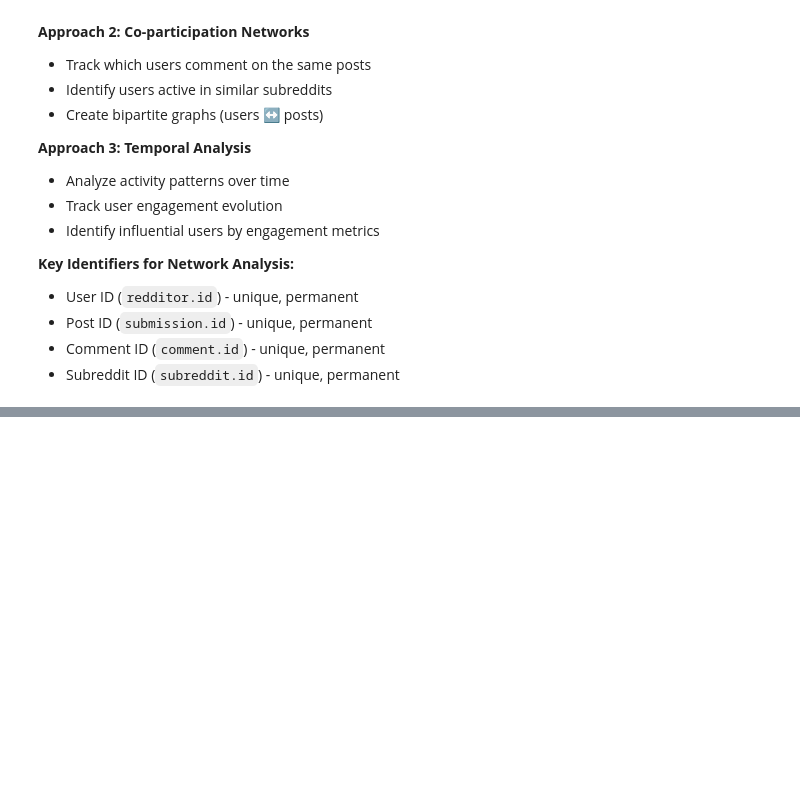
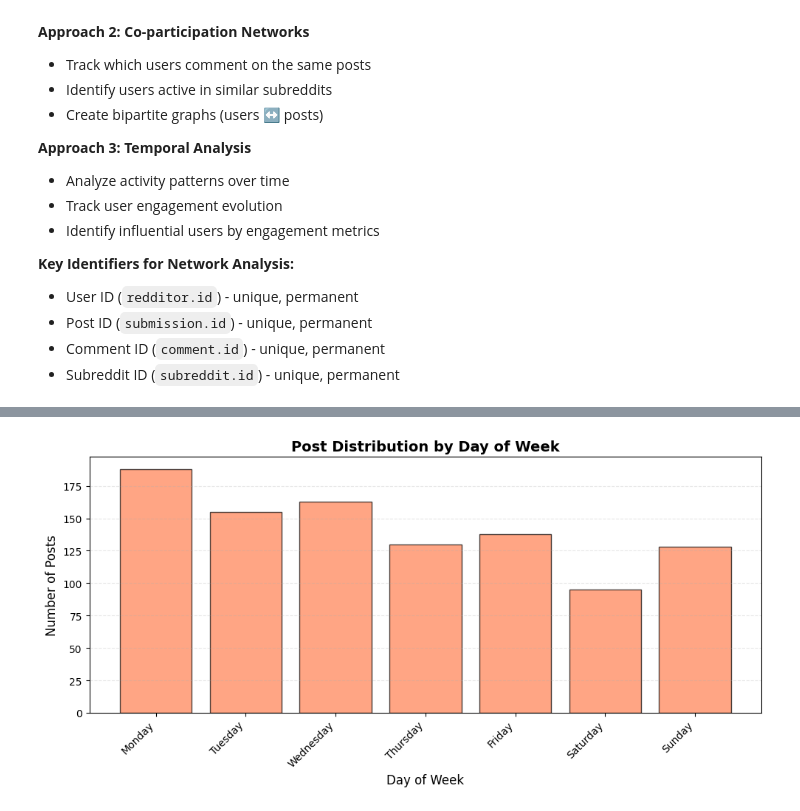
Before and after one commit to pavelihno/reddit-film-communities, a Jupyter notebook: 1_Attributes_Exploration.ipynb, the cells around one changed output, grey strips where cells are left out. Saved outputs shown, nothing was run; the diff lists cells and outputs as text; code cells hidden in the pictures; blank space fills up the shorter version.

Commit message:
Added utility functions for file handling and Reddit data fetching Added statistics

```diff
--- a/1_Attributes_Exploration.ipynb
+++ b/1_Attributes_Exploration.ipynb
@@ -18,9 +21,0 @@ True
-# %%
-reddit = praw.Reddit(
-    client_id=os.getenv('REDDIT_CLIENT_ID'),
-    client_secret=os.getenv('REDDIT_CLIENT_SECRET'),
-    user_agent=os.getenv('REDDIT_USER_AGENT')
-)
-
-print(f"Read-only mode: {reddit.read_only}")
-print(f"User agent: {reddit.config.user_agent}")
@@ -420,0 +536,16 @@ Is employee: False
+# %%
+# Use created_datetime from fetch_posts
+posts_df['date'] = posts_df['created_datetime'].dt.date
+posts_df['hour'] = posts_df['created_datetime'].dt.hour
+posts_df['day_of_week'] = posts_df['created_datetime'].dt.day_name()
+
+# Date range
+print(f"Date range: {posts_df['created_datetime'].min()} to {posts_df['created_datetime'].max()}")
+print(f"Time span: {(posts_df['created_datetime'].max() - posts_df['created_datetime'].min()).days} days\n")
+
+# Posts by day
+posts_by_date = posts_df.groupby('date').size()
+print(f"Posts by Day:")
+print(f"Average posts per day: {posts_by_date.mean():.1f}")
+print(f"Max posts in a day: {posts_by_date.max()}")
+print(f"Min posts in a day: {posts_by_date.min()}\n")
@@ -420,0 +560,15 @@ Is employee: False
+# %%
+day_order = ['Monday', 'Tuesday', 'Wednesday', 'Thursday', 'Friday', 'Saturday', 'Sunday']
+posts_by_dow = posts_df['day_of_week'].value_counts().reindex(day_order)
+
+plt.figure(figsize=(10, 5))
+plt.bar(range(len(posts_by_dow)), posts_by_dow.values, color='coral', edgecolor='black', alpha=0.7)
+plt.xlabel('Day of Week', fontsize=12)
+plt.ylabel('Number of Posts', fontsize=12)
+plt.title('Post Distribution by Day of Week', fontsize=14, fontweight='bold')
+plt.xticks(range(len(day_order)), day_order, rotation=45, ha='right')
+plt.grid(axis='y', alpha=0.3, linestyle='--')
+plt.tight_layout()
+plt.show()
+# %% [output]
+[figure, added]
```
Also changed, not shown: parts of 21 cells of this notebook, 4 other files.
